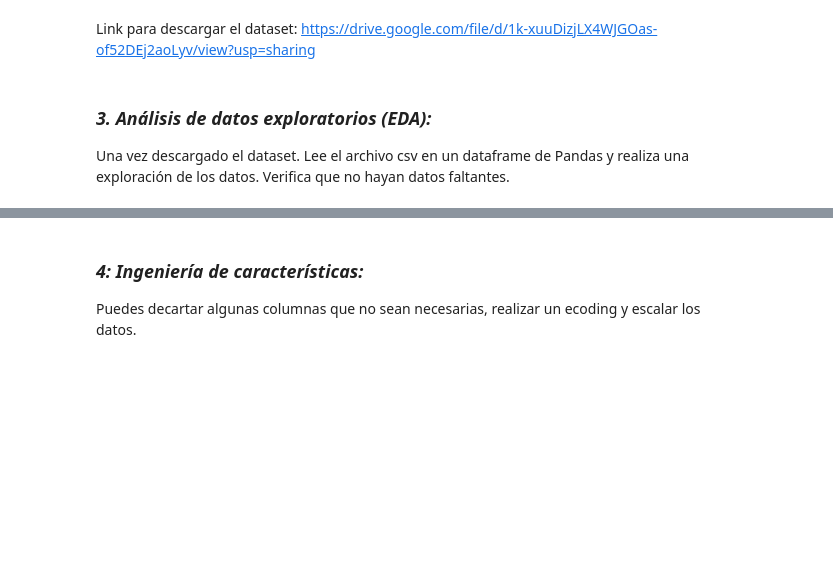
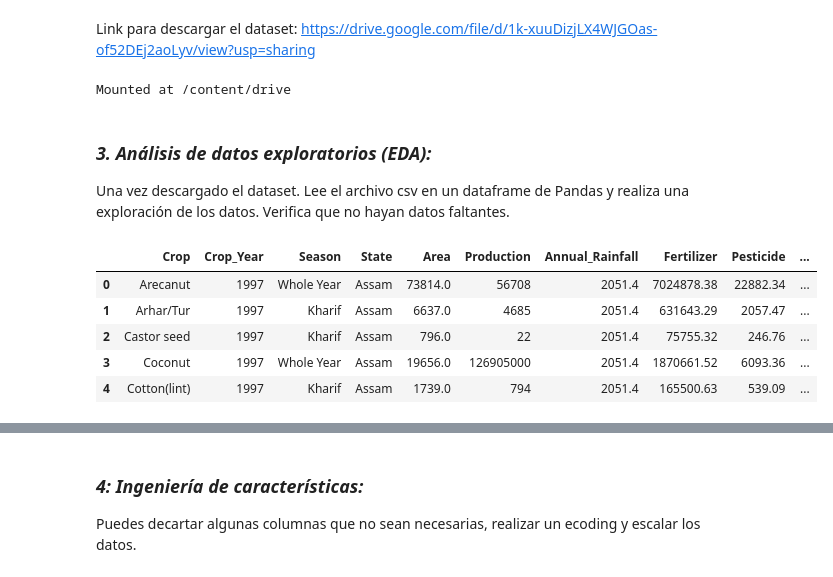
Before and after one commit to Ricardomanuel1/Maestr-a_Ciencia_de_Datos, a Jupyter notebook: MACHINE LEARNING Y DEEP LEARNING/TareaRegresionClasificacion.ipynb, the cells around one changed output, grey strips where cells are left out. Cells and saved outputs as stored; diff of their text form; code cells hidden in the pictures; blank space fills up the shorter version.

```diff
--- a/MACHINE LEARNING Y DEEP LEARNING/TareaRegresionClasificacion.ipynb
+++ b/MACHINE LEARNING Y DEEP LEARNING/TareaRegresionClasificacion.ipynb
@@ -41,0 +48,5 @@ https://drive.google.com/file/d/1k-xuuDizjLX4WJGOas-of52DEj2aoLyv/view?usp=shari
+# %%
+from google.colab import drive
+drive.mount('/content/drive')
+# %% [output]
+Mounted at /content/drive
@@ -43,3 +58,12 @@ https://drive.google.com/file/d/1k-xuuDizjLX4WJGOas-of52DEj2aoLyv/view?usp=shari
 ### ***3. Análisis de datos exploratorios (EDA):***
 
 Una vez descargado el dataset. Lee el archivo csv en un dataframe de Pandas y realiza una exploración de los datos. Verifica que no hayan datos faltantes.
+# %%
+df.head(5)
+# %% [output]
+|  | Crop | Crop_Year | Season | State | Area | Production | Annual_Rainfall | Fertilizer | Pesticide | ... |
+| 0 | Arecanut | 1997 | Whole Year | Assam | 73814.0 | 56708 | 2051.4 | 7024878.38 | 22882.34 | ... |
+| 1 | Arhar/Tur | 1997 | Kharif | Assam | 6637.0 | 4685 | 2051.4 | 631643.29 | 2057.47 | ... |
+| 2 | Castor seed | 1997 | Kharif | Assam | 796.0 | 22 | 2051.4 | 75755.32 | 246.76 | ... |
+| 3 | Coconut | 1997 | Whole Year | Assam | 19656.0 | 126905000 | 2051.4 | 1870661.52 | 6093.36 | ... |
+| 4 | Cotton(lint) | 1997 | Kharif | Assam | 1739.0 | 794 | 2051.4 | 165500.63 | 539.09 | ... |
```
Also changed, not shown: parts of 49 cells of this notebook.
